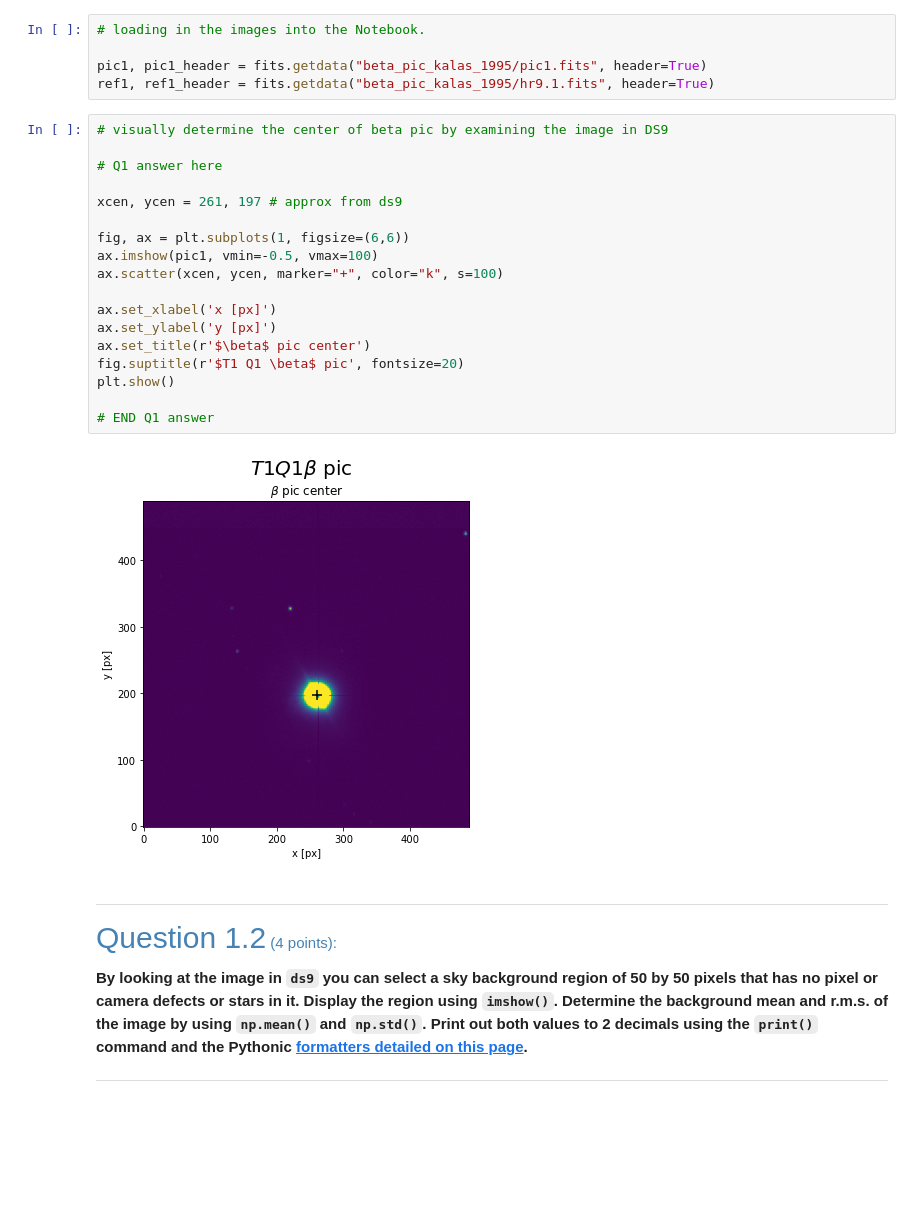
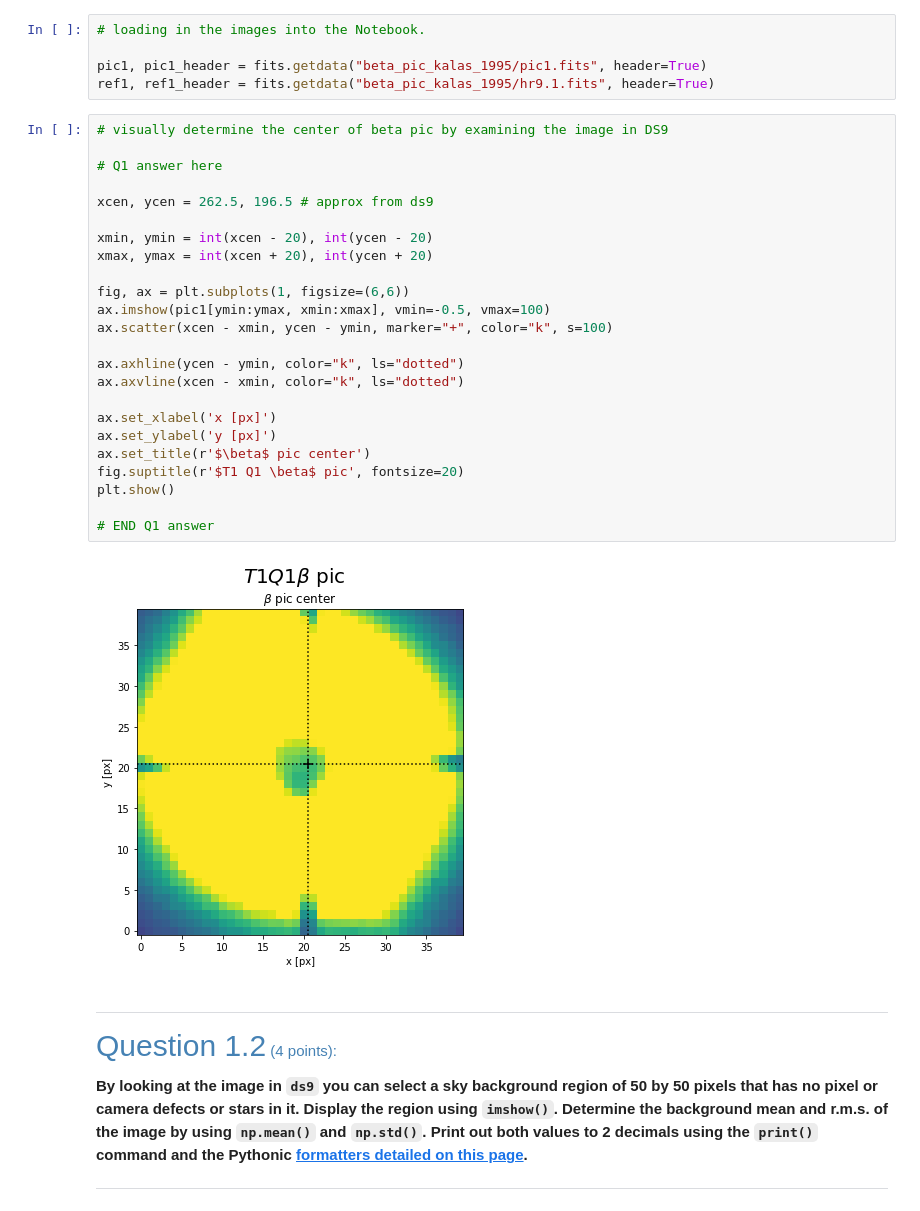
Before and after one commit to lwelzel/High-Contrast-Imaging-LU, a Jupyter notebook: week_1/HCI_2022_Week_1_Beta_Pictoris.ipynb, the cells around one changed output. Cells and saved outputs as stored; diff of their text form; blank space fills up the shorter version.

```diff
--- a/week_1/HCI_2022_Week_1_Beta_Pictoris.ipynb
+++ b/week_1/HCI_2022_Week_1_Beta_Pictoris.ipynb
@@ -332,23 +332,29 @@ ref1, ref1_header = fits.getdata("beta_pic_kalas_1995/hr9.1.fits", header=True)
 # %%
 # visually determine the center of beta pic by examining the image in DS9
 
 # Q1 answer here
 
-xcen, ycen = 261, 197 # approx from ds9
+xcen, ycen = 262.5, 196.5 # approx from ds9
+
+xmin, ymin = int(xcen - 20), int(ycen - 20)
+xmax, ymax = int(xcen + 20), int(ycen + 20)
 
 fig, ax = plt.subplots(1, figsize=(6,6))
-ax.imshow(pic1, vmin=-0.5, vmax=100)
-ax.scatter(xcen, ycen, marker="+", color="k", s=100)
+ax.imshow(pic1[ymin:ymax, xmin:xmax], vmin=-0.5, vmax=100)
+ax.scatter(xcen - xmin, ycen - ymin, marker="+", color="k", s=100)
+
+ax.axhline(ycen - ymin, color="k", ls="dotted")
+ax.axvline(xcen - xmin, color="k", ls="dotted")
 
 ax.set_xlabel('x [px]')
 ax.set_ylabel('y [px]')
 ax.set_title(r'$\beta$ pic center')
 fig.suptitle(r'$T1 Q1 \beta$ pic', fontsize=20)
 plt.show()
 
 # END Q1 answer
 # %% [output]
-[figure, old version]
+[figure, new version]
 # %% [markdown]
 
 ---
```
Also changed, not shown: parts of 4 cells of this notebook.
